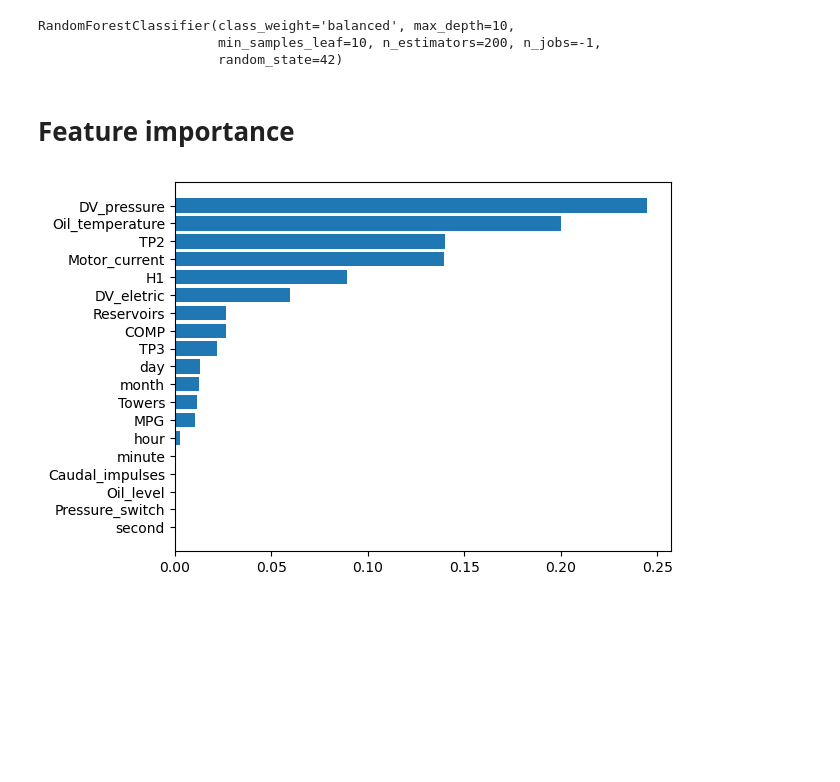
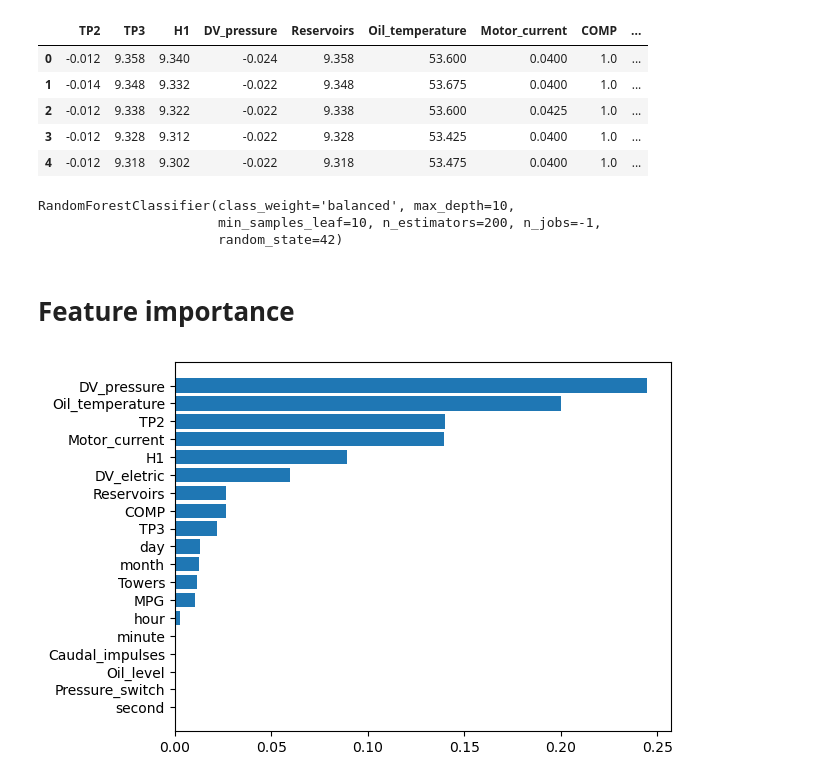
Before and after one commit to alexcardenasgutierrez-droid/Predictive-Maintenance-for-Railway-Aircompressor-MetroPT-3, a Jupyter notebook: notebooks/3_random_forest.ipynb, the cells around one changed output. Cells and saved outputs as stored; diff of their text form; code cells hidden in the pictures; blank space fills up the shorter version.

```diff
--- a/notebooks/3_feature_engineering.ipynb
+++ b/notebooks/3_random_forest.ipynb
@@ -10,6 +10,10 @@ import seaborn as sns
 from sklearn.metrics import classification_report
 from sklearn.model_selection import RandomizedSearchCV
 from sklearn.metrics import mean_squared_error
+
+# For showing all the the Data Frame columns
+%matplotlib inline
+pd.set_option('display.max_columns', None)
 # %%
 from utils import *
 # %%
@@ -17,4 +21,13 @@ from utils import *
 df = pd.read_csv('../data/workable_data.csv')
+# %%
+df.head()
+# %% [output]
+|  | TP2 | TP3 | H1 | DV_pressure | Reservoirs | Oil_temperature | Motor_current | COMP | ... |
+| 0 | -0.012 | 9.358 | 9.340 | -0.024 | 9.358 | 53.600 | 0.0400 | 1.0 | ... |
+| 1 | -0.014 | 9.348 | 9.332 | -0.022 | 9.348 | 53.675 | 0.0400 | 1.0 | ... |
+| 2 | -0.012 | 9.338 | 9.322 | -0.022 | 9.338 | 53.600 | 0.0425 | 1.0 | ... |
+| 3 | -0.012 | 9.328 | 9.312 | -0.022 | 9.328 | 53.425 | 0.0400 | 1.0 | ... |
+| 4 | -0.012 | 9.318 | 9.302 | -0.022 | 9.318 | 53.475 | 0.0400 | 1.0 | ... |
 # %%
 # Select target and features
 X = df.drop('failure', axis=1)
```
Also changed, not shown: parts of 11 cells of this notebook.
